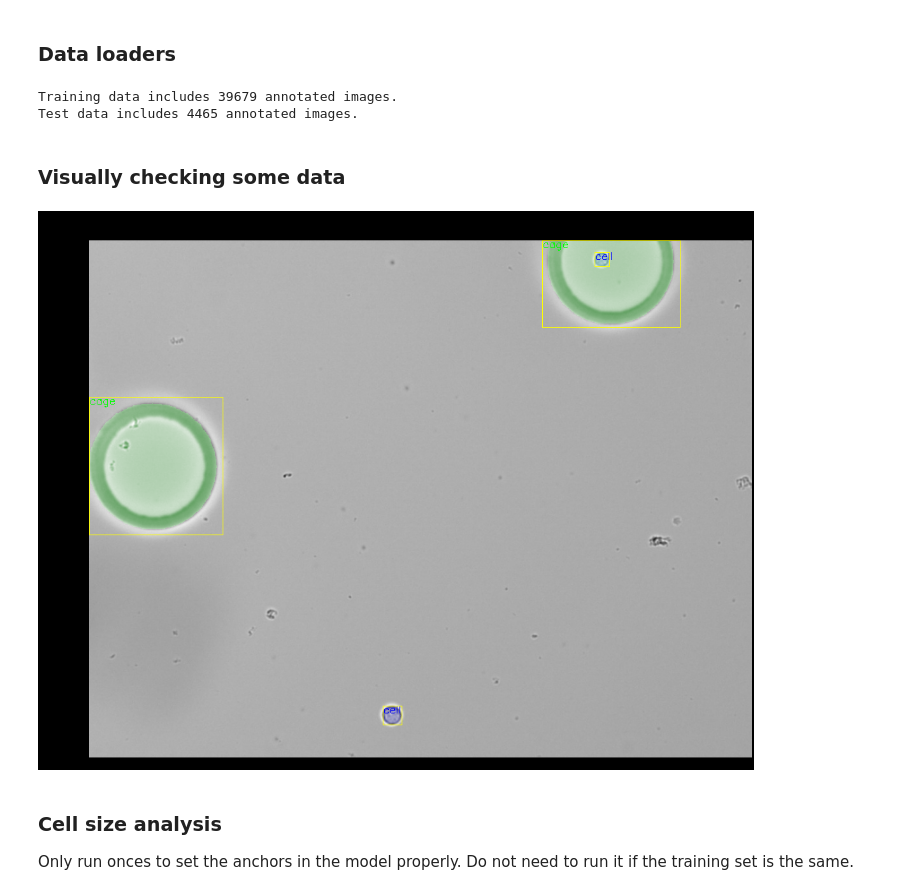
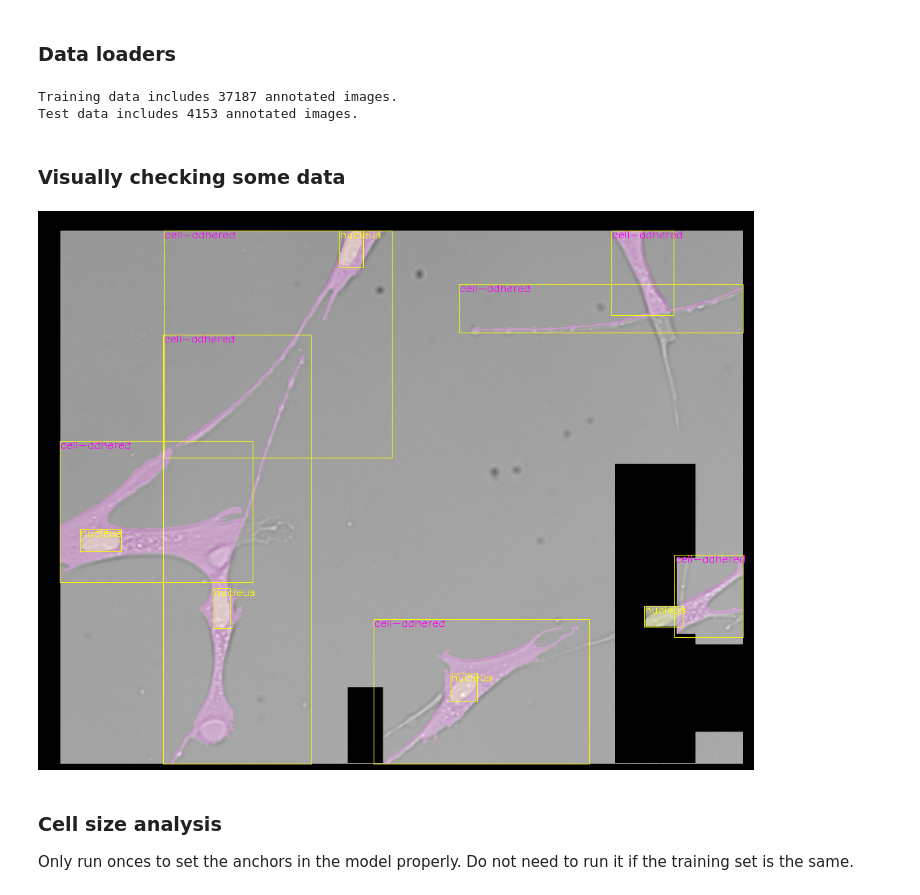
Before and after one commit to ashishsinha-cellanome/as-cells, a Jupyter notebook: Mask RCNN/Training Torchvision Mask R-CNN for Cell detection.ipynb, the cells around one changed output. Saved outputs shown, nothing was run; the diff lists cells and outputs as text; code cells hidden in the pictures.

```diff
--- a/Mask RCNN/Training Torchvision Mask R-CNN for Cell detection.ipynb
+++ b/Mask RCNN/Training Torchvision Mask R-CNN for Cell detection.ipynb
@@ -996,10 +996,10 @@ class CellMaskDataset(torch.utils.data.Dataset):
 Define LABEL_MAP, a mapping between class IDs and class names used in the annotations, with class IDs starting from 1  (0 is reseved for background in Mask RCNN model). This is not needed for the dataset, but during the training.
 # %%
 # make sure these folders are generated in advance
-TRAIN_IMAGE_FOLDER = os.path.join(os.getcwd(), 'data/all_data_so_far/images/train')
-TRAIN_MASK_FOLDER = os.path.join(os.getcwd(),'data/all_data_so_far/masks/train')
-TEST_IMAGE_FOLDER = os.path.join(os.getcwd(),'data/all_data_so_far/images/test')
-TEST_MASK_FOLDER = os.path.join(os.getcwd(),'data/all_data_so_far/masks/test')
+TRAIN_IMAGE_FOLDER = os.path.join(os.getcwd(), 'data/sets_1_2_3_4_5_6_7/images/train')
+TRAIN_MASK_FOLDER = os.path.join(os.getcwd(),'data/sets_1_2_3_4_5_6_7/masks/train')
+TEST_IMAGE_FOLDER = os.path.join(os.getcwd(),'data/sets_1_2_3_4_5_6_7/images/test')
+TEST_MASK_FOLDER = os.path.join(os.getcwd(),'data/sets_1_2_3_4_5_6_7/masks/test')
 
 # mapping between the class IDs and class names for the annotated data
 # and the reverse mapping between the class names and class IDs
@@ -1009,6 +1009,8 @@ LABEL_MAP = {1: 'cell', 2: 'bead', 3: 'cage', 4: 'nucleus', 5:'cell-adhered'}
 # LABEL_MAP = {1:'nucleus', 2: 'cage'}
 REVERSE_LABEL_MAP = {value:key for key, value in LABEL_MAP.items()}
 
+MODEL_ANCHORS = ((12,), (24,), (36,), (48,), (60,))
+
 train_dataset = CellMaskDataset(images_path=TRAIN_IMAGE_FOLDER, masks_path=TRAIN_MASK_FOLDER,
                                 annots_in_coco_rle_format = True,
                                 transforms = get_transform(train=True))
@@ -1113,18 +1115,18 @@ MODEL_PATH = 'checkpoints'
 # %%
 # define training and validation data loaders
 train_data_loader = torch.utils.data.DataLoader(
-    train_dataset, batch_size = TRAIN_BATCH_SIZE, shuffle = True, num_workers = 4,
+    train_dataset, batch_size = TRAIN_BATCH_SIZE, shuffle = True, num_workers = 2,
     collate_fn = references.detection.utils.collate_fn)
 
 test_data_loader = torch.utils.data.DataLoader(
-    test_dataset, batch_size = 1, shuffle = False, num_workers = 4,
+    test_dataset, batch_size = 1, shuffle = False, num_workers = 2,
     collate_fn = references.detection.utils.collate_fn)
 
 print('Training data includes %d annotated images.' %len(train_dataset))
 print('Test data includes %d annotated images.' %len(test_dataset))
 # %% [output]
-Training data includes 39679 annotated images.
-Test data includes 4465 annotated images.
+Training data includes 37187 annotated images.
+Test data includes 4153 annotated images.
 # %% [markdown]
 ### Visually checking some data
 # %%
@@ -1175,9 +1177,9 @@ def show_sample(idx, train = True):
     # convert to PIL image to display
     return Image.fromarray(image)
 # %%
-display(show_sample(33412, True))
+display(show_sample(14213, True))
 # %% [output]
-[figure, old version]
+[figure, new version]
 # %% [markdown]
 ### Cell size analysis
 Only run onces to set the anchors in the model properly. Do not need to run it if the training set is the same.
```
Also changed, not shown: parts of 17 cells of this notebook.
